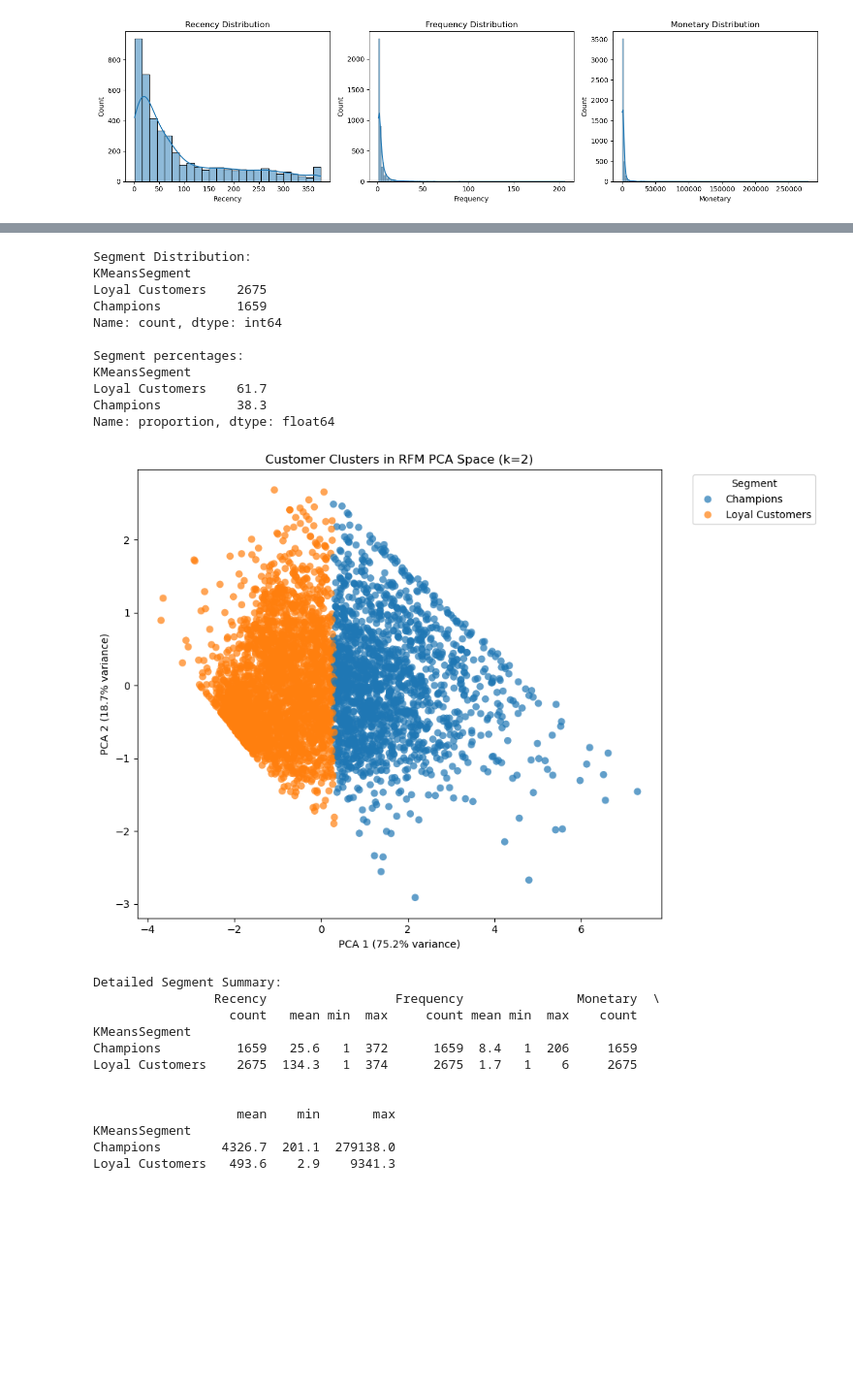
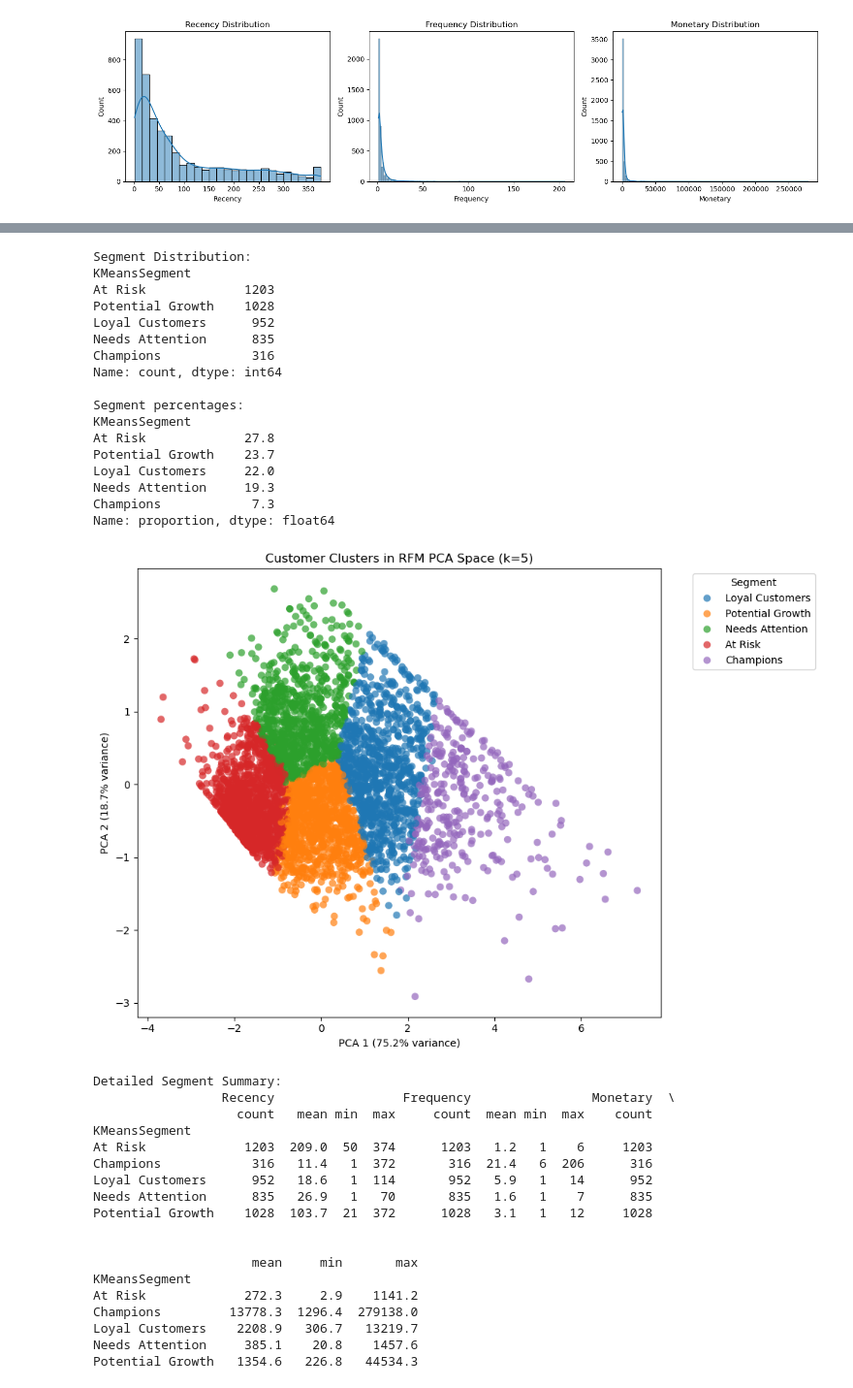
Before and after one commit to omar-saifi/RFM-Analysis, a Jupyter notebook: analyse.ipynb, the cells around one changed output, grey strips where cells are left out. Shown at 97% size. Saved outputs shown, nothing was run; the diff lists cells and outputs as text; code cells hidden in the pictures; blank space fills up the shorter version.

```diff
--- a/analyse.ipynb
+++ b/analyse.ipynb
@@ -704,9 +704,9 @@ plt.ylabel("Silhouette Score")
 plt.tight_layout()
 plt.show()
 
-# Select best k by silhouette score
-best_k = int(scores_df.loc[scores_df["silhouette"].idxmax(), "k"])
-print(f"\nBest k by silhouette score: {best_k}")
+# Use five clusters for the RFM segmentation
+best_k = 5
+print(f"\nSelected k for RFM segmentation: {best_k}")
 # %% [output]
  k     inertia  silhouette
  2 6470.291263    0.433049
@@ -762,58 +765,72 @@ print(rfm["KMeansSegment"].value_counts(normalize=True).round(3) * 100)
 # %% [output]
 Segment Distribution:
 KMeansSegment
-Loyal Customers    2675
-Champions          1659
+At Risk             1203
+Potential Growth    1028
+Loyal Customers      952
+Needs Attention      835
+Champions            316
 Name: count, dtype: int64
 
 Segment percentages:
 KMeansSegment
-Loyal Customers    61.7
-Champions          38.3
+At Risk             27.8
+Potential Growth    23.7
+Loyal Customers     22.0
+Needs Attention     19.3
+Champions            7.3
 Name: proportion, dtype: float64
 # %%
 # Plot clusters in 2D PCA space
+pca = PCA(n_components=5, random_state=42)
 pca = PCA(n_components=2, random_state=42)
-rfm[["Cluster_PCA1", "Cluster_PCA2"]] = pca.fit_transform(rfm_scaled)
+pca_result = pca.fit_transform(rfm_scaled)
+rfm[["Cluster_PCA1", "Cluster_PCA2"]] = pca_result
 
 plt.figure(figsize=(10, 7))
 sns.scatterplot(
     data=rfm,
     x="Cluster_PCA1",
     y="Cluster_PCA2",
     hue="KMeansSegment",
     palette="tab10",
     alpha=0.7,
     edgecolor="none",
     s=50
 )
 plt.title(f"Customer Clusters in RFM PCA Space (k={best_k})")
 plt.xlabel(f"PCA 1 ({pca.explained_variance_ratio_[0]:.1%} variance)")
 plt.ylabel(f"PCA 2 ({pca.explained_variance_ratio_[1]:.1%} variance)")
 plt.legend(title="Segment", bbox_to_anchor=(1.05, 1), loc="upper left")
 plt.tight_layout()
 plt.show()
 
 # Show segment summary with counts and averages
 print("\nDetailed Segment Summary:")
 segment_summary = rfm.groupby("KMeansSegment")[["Recency", "Frequency", "Monetary"]].agg(
     ["count", "mean", "min", "max"]
 ).round(1)
 print(segment_summary)
 # %% [output]
-[figure, old version]
+[figure, new version]
 Detailed Segment Summary:
-                Recency                 Frequency               Monetary  \
-                  count   mean min  max     count mean min  max    count
+                 Recency                 Frequency                Monetary  \
+                   count   mean min  max     count  mean min  max    count
 KMeansSegment
-Champions          1659   25.6   1  372      1659  8.4   1  206     1659
-Loyal Customers    2675  134.3   1  374      2675  1.7   1    6     2675
+At Risk             1203  209.0  50  374      1203   1.2   1    6     1203
+Champions            316   11.4   1  372       316  21.4   6  206      316
+Loyal Customers      952   18.6   1  114       952   5.9   1   14      952
+Needs Attention      835   26.9   1   70       835   1.6   1    7      835
+Potential Growth    1028  103.7  21  372      1028   3.1   1   12     1028
 
 
-                   mean    min       max
+                     mean     min       max
 KMeansSegment
-Champions        4326.7  201.1  279138.0
-Loyal Customers   493.6    2.9    9341.3
+At Risk             272.3     2.9    1141.2
+Champions         13778.3  1296.4  279138.0
+Loyal Customers    2208.9   306.7   13219.7
+Needs Attention     385.1    20.8    1457.6
+Potential Growth   1354.6   226.8   44534.3
 # %%
 # Compare KMeans segments with original RFM score segments
 comparison = pd.crosstab(
```
Also changed, not shown: parts of 4 cells of this notebook, 2 other files.
